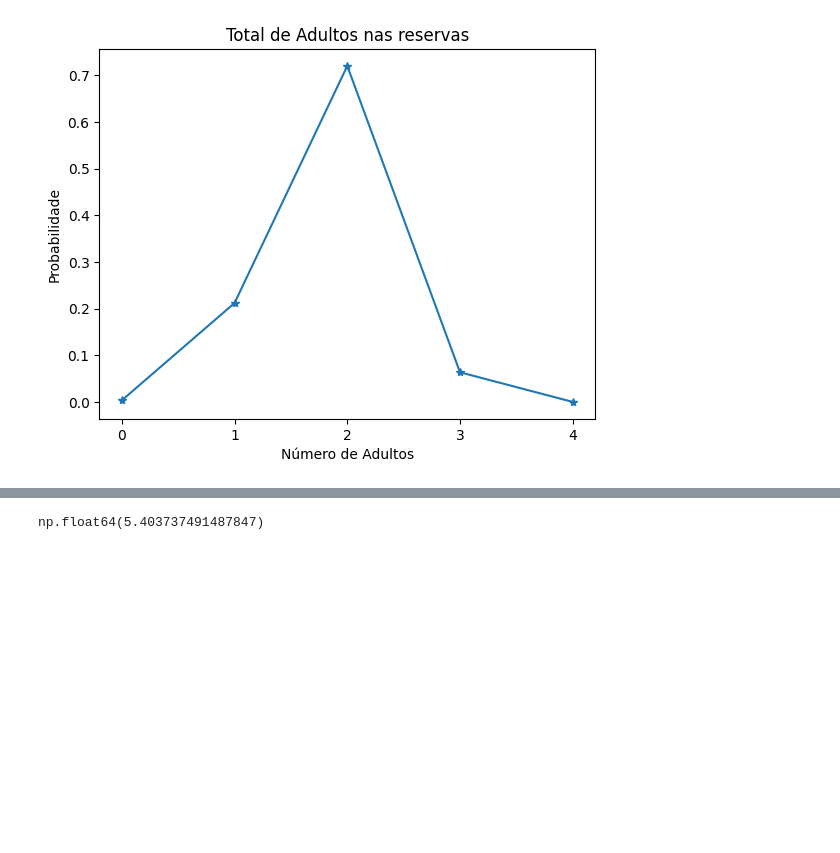
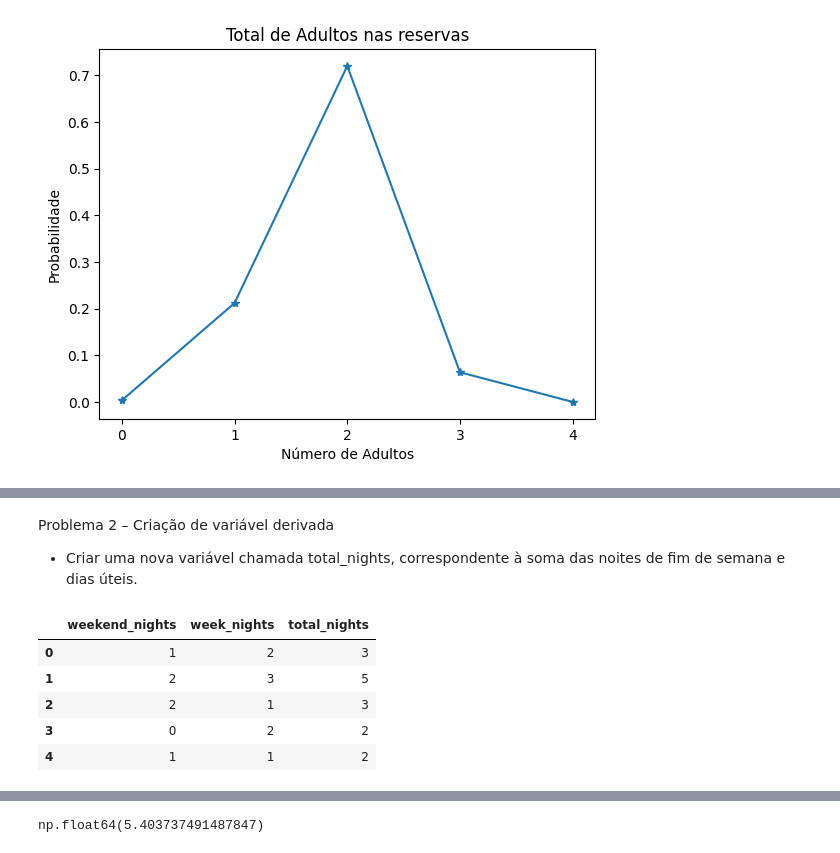
Before and after one commit to rodrigoprazim/ed-estatistica, a Jupyter notebook: hotel-bookings.ipynb, the cells around one changed output, grey strips where cells are left out. Cells and saved outputs as stored; diff of their text form; code cells hidden in the pictures; blank space fills up the shorter version.

```diff
--- a/hotel-bookings.ipynb
+++ b/hotel-bookings.ipynb
@@ -226,0 +234,14 @@ plt.show()
+# %% [markdown]
+Problema 2 – Criação de variável derivada
+
+- Criar uma nova variável chamada total_nights, correspondente à soma das noites de fim de semana e dias úteis.
+# %%
+df['total_nights'] = df['weekend_nights'] + df['week_nights']
+df[['weekend_nights', 'week_nights', 'total_nights']].head()
+# %% [output]
+|  | weekend_nights | week_nights | total_nights |
+| 0 | 1 | 2 | 3 |
+| 1 | 2 | 3 | 5 |
+| 2 | 2 | 1 | 3 |
+| 3 | 0 | 2 | 2 |
+| 4 | 1 | 1 | 2 |
```
Also changed, not shown: parts of 17 cells of this notebook.
